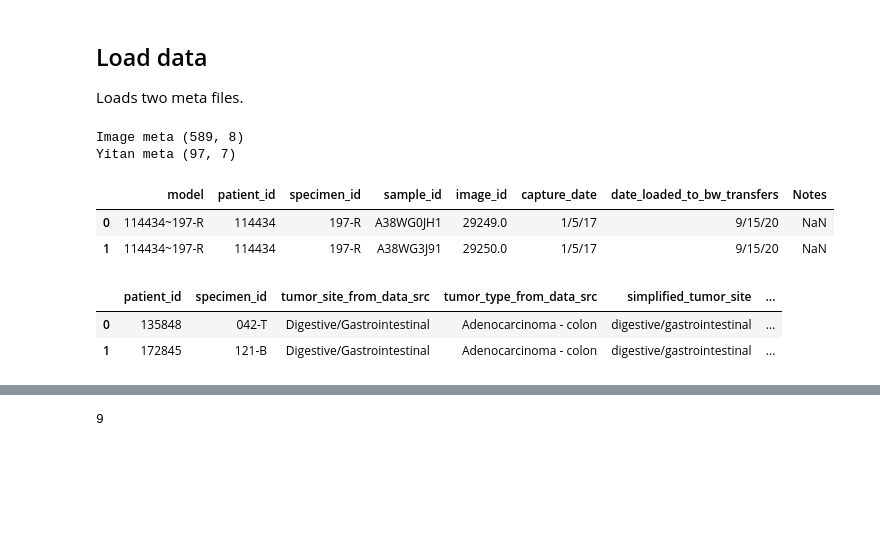
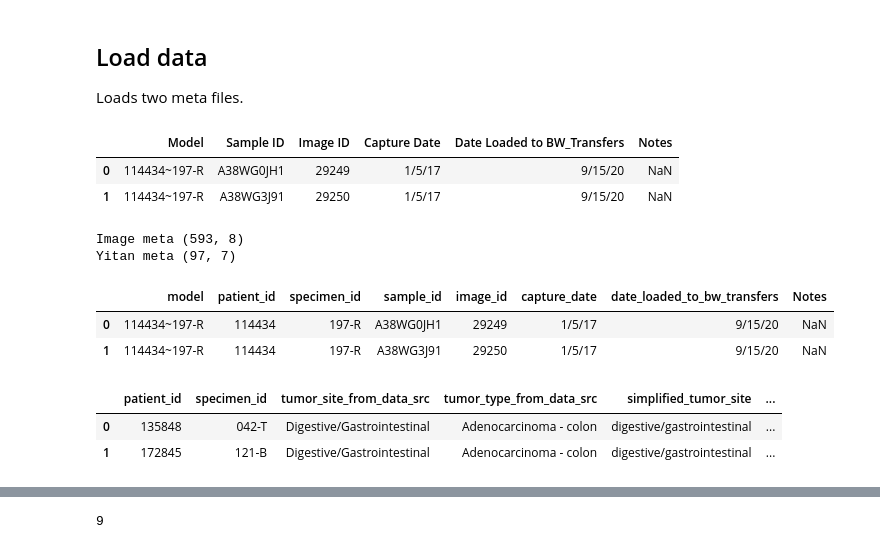
Before and after one commit to adpartin/pdx-histo, a Jupyter notebook: nbs/02-pdx-meta.ipynb, the cells around one changed output, grey strips where cells are left out. Drawn from its saved outputs; the diff is of its cells as text; code cells hidden in the pictures; blank space fills up the shorter version.

```diff
--- a/nbs/02-pdx-meta.ipynb
+++ b/nbs/02-pdx-meta.ipynb
@@ -28,4 +28,12 @@ Loads two meta files.
 # %%
 # Data path
 datapath = dirpath/'../data'
 metapath = datapath/'meta'
+
+# PDX image meta (from NCI/Globus)
+df_img = pd.read_csv(metapath/'ImageID_PDMRID_CrossRef.csv')
+display(df_img[:2])
+# %% [output]
+|  | Model | Sample ID | Image ID | Capture Date | Date Loaded to BW_Transfers | Notes |
+| 0 | 114434~197-R | A38WG0JH1 | 29249 | 1/5/17 | 9/15/20 | NaN |
+| 1 | 114434~197-R | A38WG3J91 | 29250 | 1/5/17 | 9/15/20 | NaN |
@@ -32,6 +42,4 @@ metapath = datapath/'meta'
 # %%
-# PDX image meta (from NCI/Globus)
-df_img = pd.read_csv(metapath/'ImageID_PDMRID_CrossRef.csv')
 df_img = df_img.rename(columns={'Model': 'model'})
 df_img = df_img[df_img['model'].notna()]
 df_img = df_img.rename(columns={'Sample ID': 'sample_id',
@@ -50,11 +58,11 @@ print('Yitan meta', df_typ.shape)
 display(df_img[:2])
 display(df_typ[:2])
 # %% [output]
-Image meta (589, 8)
+Image meta (593, 8)
 Yitan meta (97, 7)
 |  | model | patient_id | specimen_id | sample_id | image_id | capture_date | date_loaded_to_bw_transfers | Notes |
-| 0 | 114434~197-R | 114434 | 197-R | A38WG0JH1 | 29249.0 | 1/5/17 | 9/15/20 | NaN |
-| 1 | 114434~197-R | 114434 | 197-R | A38WG3J91 | 29250.0 | 1/5/17 | 9/15/20 | NaN |
+| 0 | 114434~197-R | 114434 | 197-R | A38WG0JH1 | 29249 | 1/5/17 | 9/15/20 | NaN |
+| 1 | 114434~197-R | 114434 | 197-R | A38WG3J91 | 29250 | 1/5/17 | 9/15/20 | NaN |
 |  | patient_id | specimen_id | tumor_site_from_data_src | tumor_type_from_data_src | simplified_tumor_site | ... |
 | 0 | 135848 | 042-T | Digestive/Gastrointestinal | Adenocarcinoma - colon | digestive/gastrointestinal | ... |
 | 1 | 172845 | 121-B | Digestive/Gastrointestinal | Adenocarcinoma - colon | digestive/gastrointestinal | ... |
```
Also changed, not shown: parts of 10 cells of this notebook, 10 other files.
